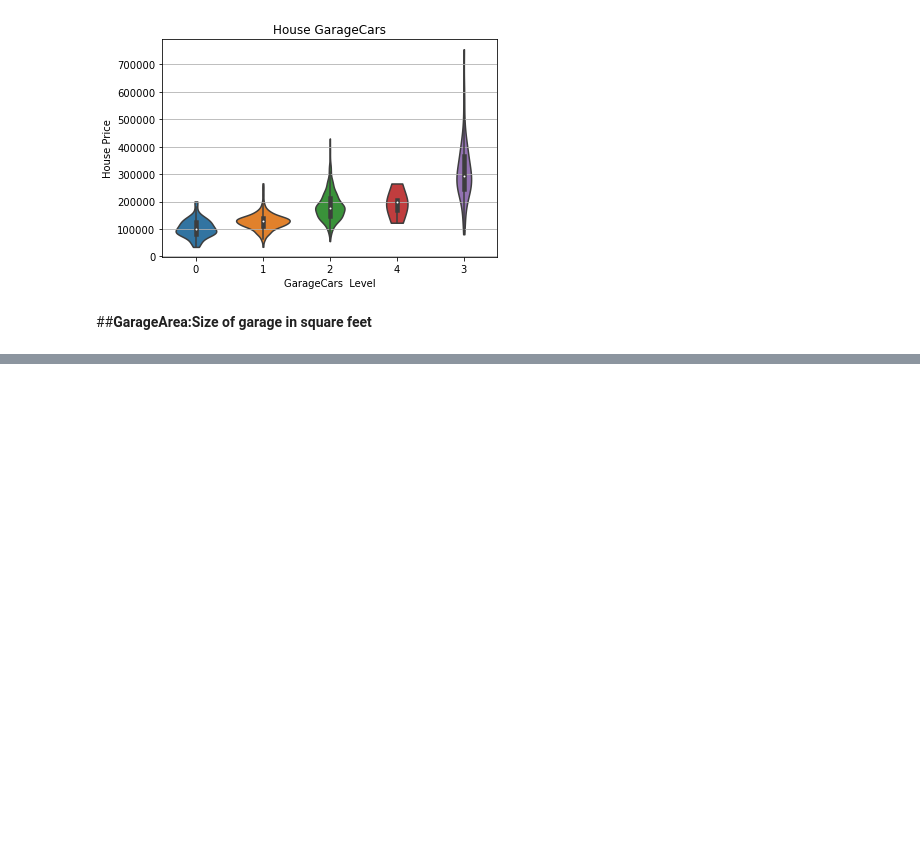
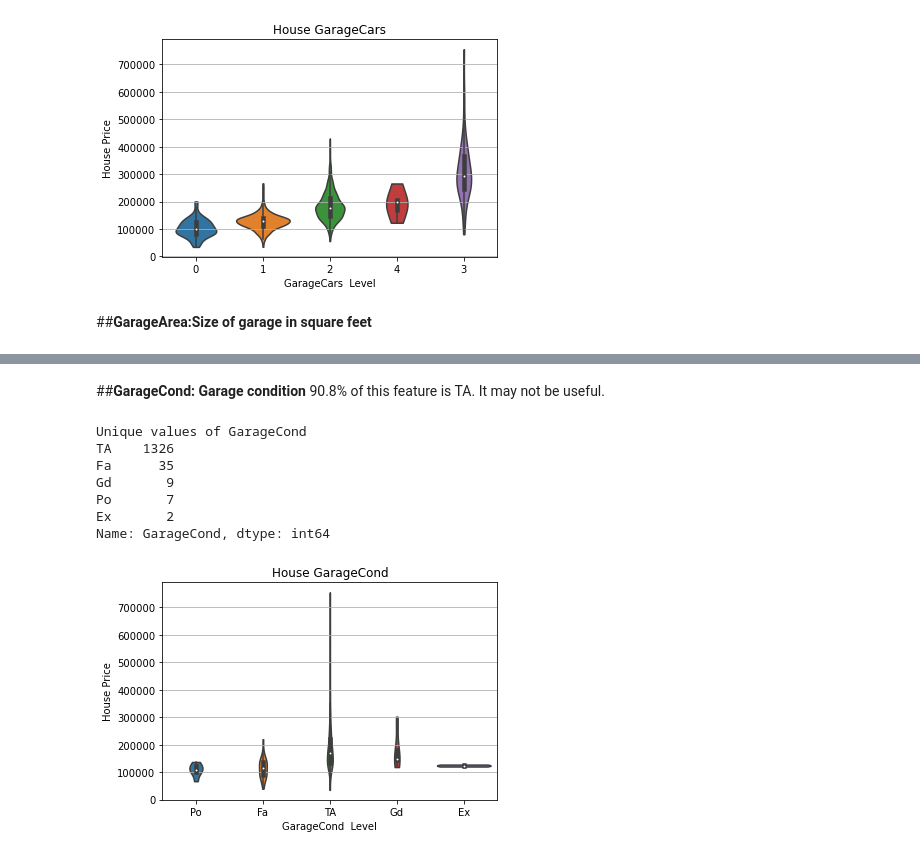
Before and after one commit to barrydoooit/House-Price-Prediction, a Jupyter notebook: Feature Analysis.ipynb, the cells around one changed output, grey strips where cells are left out. Saved outputs shown, nothing was run; the diff lists cells and outputs as text; code cells hidden in the pictures; blank space fills up the shorter version.

```diff
--- a/Feature Analysis.ipynb
+++ b/Feature Analysis.ipynb
@@ -175,0 +200,16 @@ Name: GarageCars, dtype: int64
+# %% [markdown]
+##**GarageCond: Garage condition**
+90.8% of this feature is TA. It may not be useful.
+# %%
+mapping_GarageCond = {'NA': 0, 'Po': 1, 'Fa': 2, 'TA': 3, 'Gd': 4,
+                      'Ex': 5}
+process_label_feature(train_3, "GarageCond", mapping_GarageCond)
+# %% [output]
+Unique values of GarageCond
+TA    1326
+Fa      35
+Gd       9
+Po       7
+Ex       2
+Name: GarageCond, dtype: int64
+[figure, added]
```
Also changed, not shown: parts of 5 cells of this notebook.
